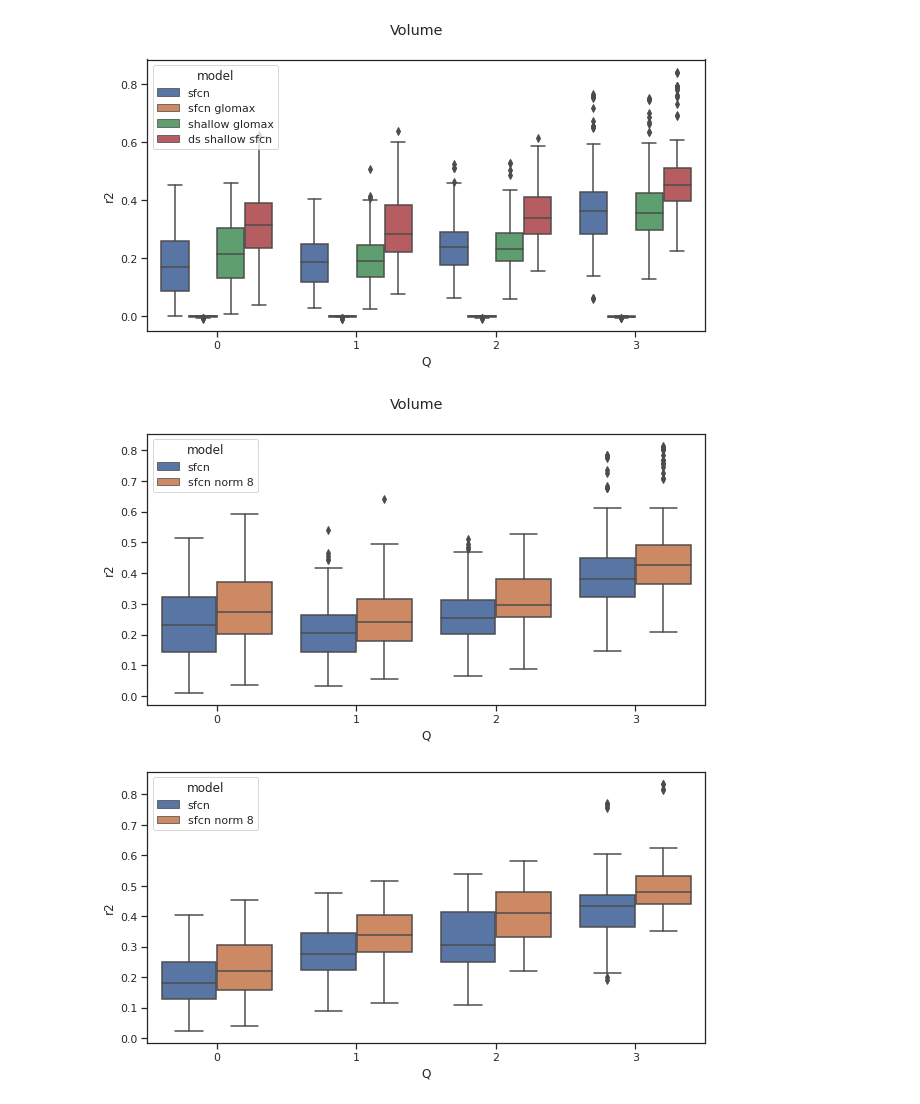
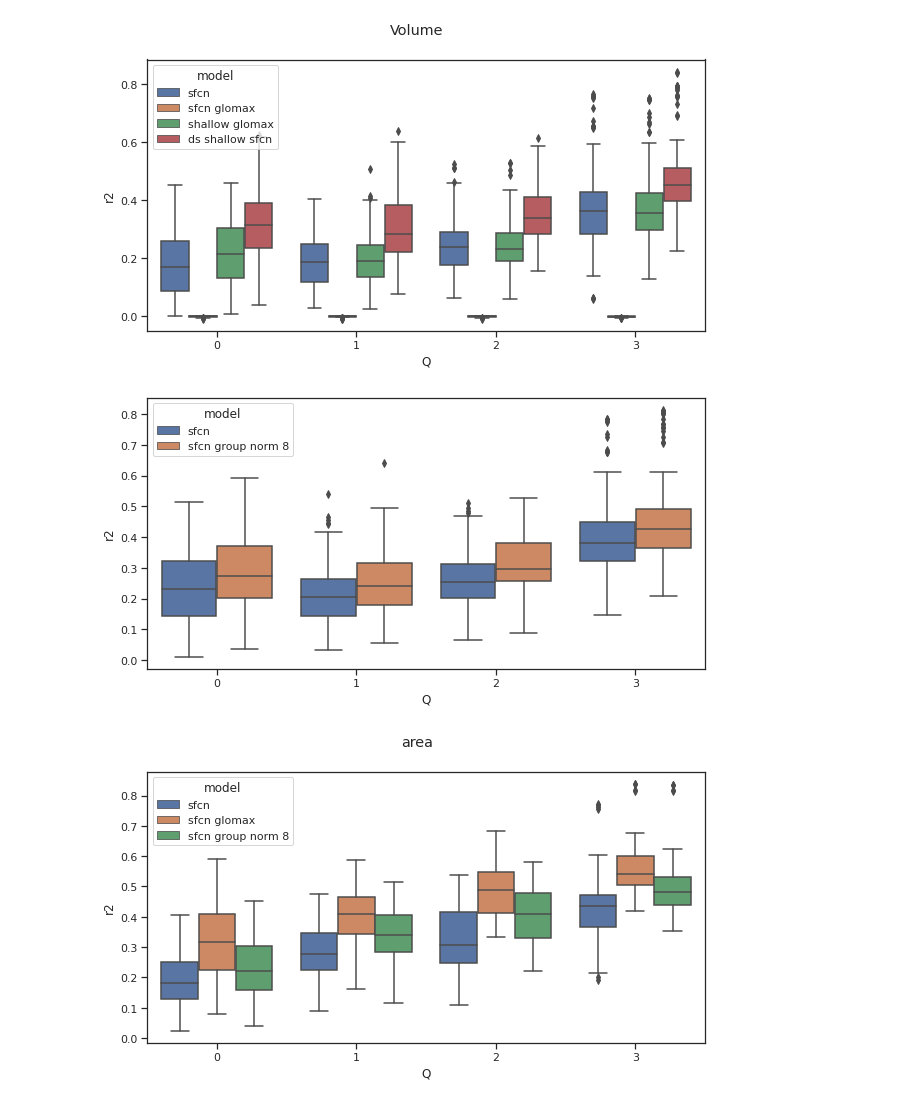
Before and after one commit to bramantyois/brain_idp_cnn, a Jupyter notebook: results/scratches.ipynb, the cells around one changed output. Drawn from its saved outputs; the diff is of its cells as text; code cells hidden in the pictures.

```diff
--- a/results/scratches.ipynb
+++ b/results/scratches.ipynb
@@ -366,10 +366,10 @@ multi_r2 = 'sfcn_group_norm8_test_multi_r2.csv'
 multi_mse = 'sfcn_group_norm8_test_multi_mse.csv'
 sfcn_norm8 = get_grouped_desc(desc_file, multi_r2, multi_mse)
 # %%
-a = boxplot([sfcn, sfcn_norm8], [ 'sfcn', 'sfcn group norm 8'], title='Volume')
+a = boxplot([sfcn, sfcn_norm8], [ 'sfcn', 'sfcn group norm 8'], group='volume')
 # %% [output]
-[figure, old version]
+[figure, new version]
 # %%
-a = boxplot([sfcn, sfcn_norm8], [ 'sfcn', 'sfcn group norm 8'], group='area')
+a = boxplot([sfcn, sfcn_glomax, sfcn_norm8], [ 'sfcn', 'sfcn glomax','sfcn group norm 8'], group='area', title='area')
 # %% [output]
-[figure, old version]
+[figure, new version]
```
Also changed, not shown: parts of 5 cells of this notebook, 9 other files.
